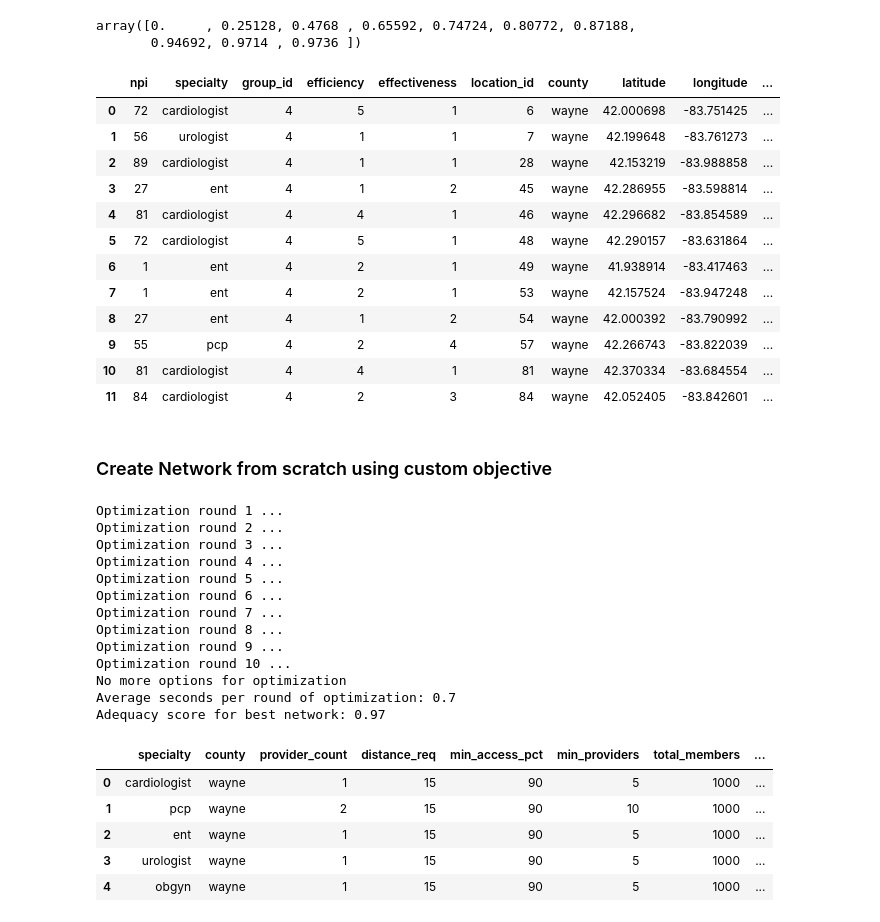
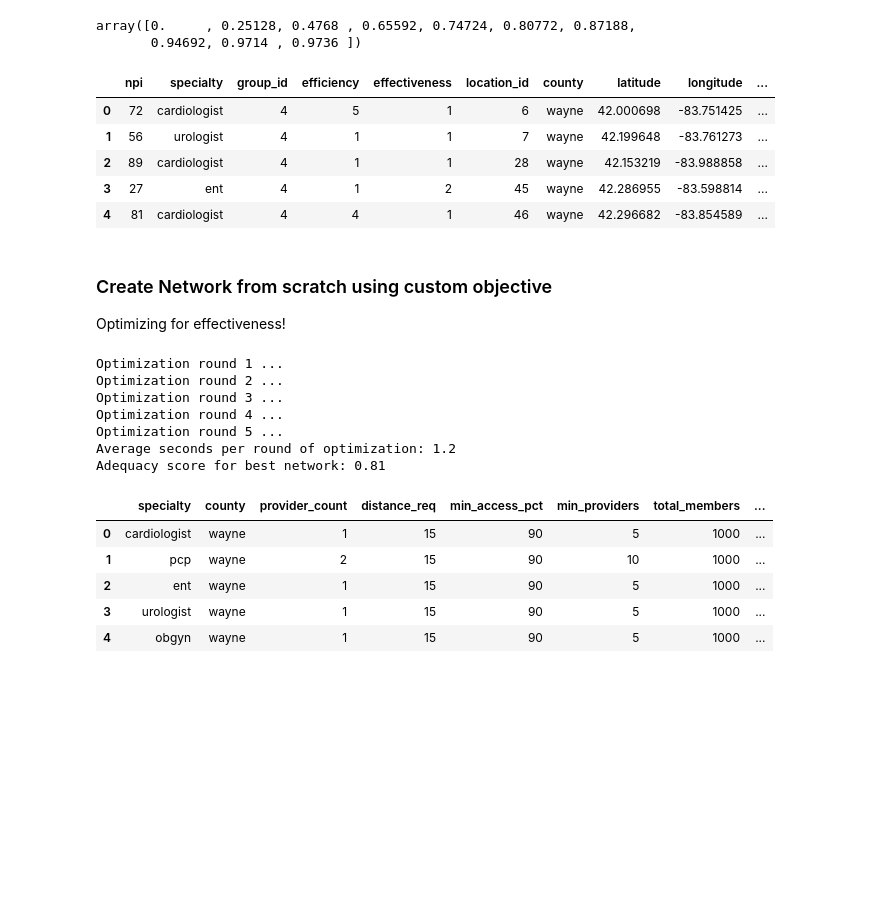
Before and after one commit to andrewdoto13/network_optimization, a Jupyter notebook: src/test_optimizer.ipynb, the cells around one changed output. Cells and saved outputs as stored; diff of their text form; code cells hidden in the pictures; blank space fills up the shorter version.

```diff
--- a/src/test_optimizer.ipynb
+++ b/src/test_optimizer.ipynb
@@ -81,24 +103,18 @@ optimizer.performance_history
 # %% [output]
 array([0.     , 0.25128, 0.4768 , 0.65592, 0.74724, 0.80772, 0.87188,
        0.94692, 0.9714 , 0.9736 ])
-# %%
-optimizer.best_network.loc[optimizer.best_network.group_id == 4]
-# %% [output]
-|  | npi | specialty | group_id | efficiency | effectiveness | location_id | county | latitude | longitude | ... |
-| 0 | 72 | cardiologist | 4 | 5 | 1 | 6 | wayne | 42.000698 | -83.751425 | ... |
-| 1 | 56 | urologist | 4 | 1 | 1 | 7 | wayne | 42.199648 | -83.761273 | ... |
-| 2 | 89 | cardiologist | 4 | 1 | 1 | 28 | wayne | 42.153219 | -83.988858 | ... |
-| 3 | 27 | ent | 4 | 1 | 2 | 45 | wayne | 42.286955 | -83.598814 | ... |
-| 4 | 81 | cardiologist | 4 | 4 | 1 | 46 | wayne | 42.296682 | -83.854589 | ... |
-| 5 | 72 | cardiologist | 4 | 5 | 1 | 48 | wayne | 42.290157 | -83.631864 | ... |
-| 6 | 1 | ent | 4 | 2 | 1 | 49 | wayne | 41.938914 | -83.417463 | ... |
-| 7 | 1 | ent | 4 | 2 | 1 | 53 | wayne | 42.157524 | -83.947248 | ... |
-| 8 | 27 | ent | 4 | 1 | 2 | 54 | wayne | 42.000392 | -83.790992 | ... |
-| 9 | 55 | pcp | 4 | 2 | 4 | 57 | wayne | 42.266743 | -83.822039 | ... |
-| 10 | 81 | cardiologist | 4 | 4 | 1 | 81 | wayne | 42.370334 | -83.684554 | ... |
-| 11 | 84 | cardiologist | 4 | 2 | 3 | 84 | wayne | 42.052405 | -83.842601 | ... |
+# %%
+optimizer.best_network.head()
+# %% [output]
+|  | npi | specialty | group_id | efficiency | effectiveness | location_id | county | latitude | longitude | ... |
+| 0 | 72 | cardiologist | 4 | 5 | 1 | 6 | wayne | 42.000698 | -83.751425 | ... |
+| 1 | 56 | urologist | 4 | 1 | 1 | 7 | wayne | 42.199648 | -83.761273 | ... |
+| 2 | 89 | cardiologist | 4 | 1 | 1 | 28 | wayne | 42.153219 | -83.988858 | ... |
+| 3 | 27 | ent | 4 | 1 | 2 | 45 | wayne | 42.286955 | -83.598814 | ... |
+| 4 | 81 | cardiologist | 4 | 4 | 1 | 46 | wayne | 42.296682 | -83.854589 | ... |
 # %% [markdown]
 ### Create Network from scratch using custom objective
+Optimizing for effectiveness!
 # %%
 def user_objective(self, network):
     if len(network) == 0:
@@ -113,21 +129,15 @@ optimizer = NetworkOptimizer(pool=synth_pool,
                              user_objective=user_objective
                              )
 # %%
-optimizer.optimize(10)
+optimizer.optimize(5)
 # %% [output]
 Optimization round 1 ...
 Optimization round 2 ...
 Optimization round 3 ...
 Optimization round 4 ...
 Optimization round 5 ...
-Optimization round 6 ...
-Optimization round 7 ...
-Optimization round 8 ...
-Optimization round 9 ...
-Optimization round 10 ...
-No more options for optimization
-Average seconds per round of optimization: 0.7
-Adequacy score for best network: 0.97
+Average seconds per round of optimization: 1.2
+Adequacy score for best network: 0.81
 # %%
 optimizer.adequacy_detail
 # %% [output]
```
Also changed, not shown: parts of 22 cells of this notebook, 1 other file.
